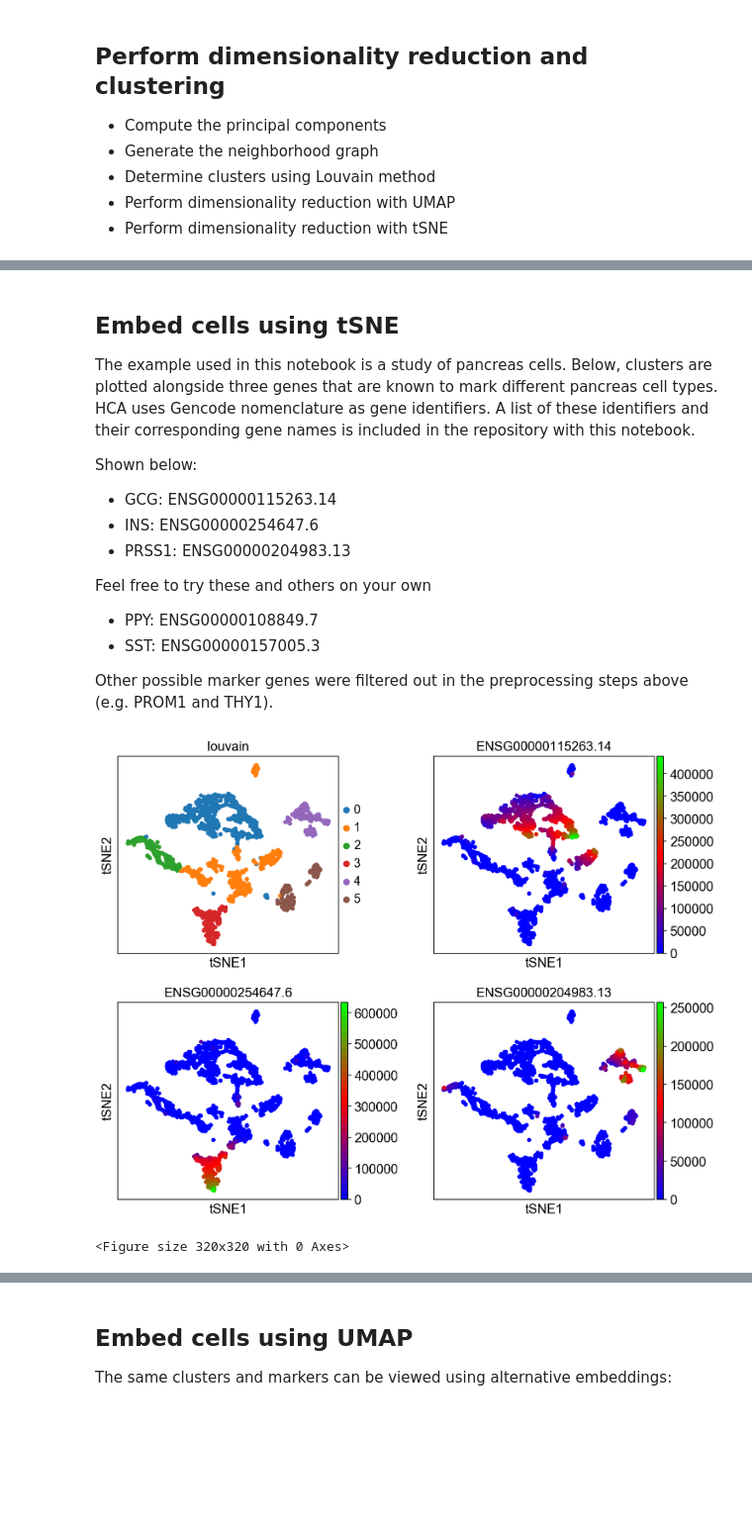
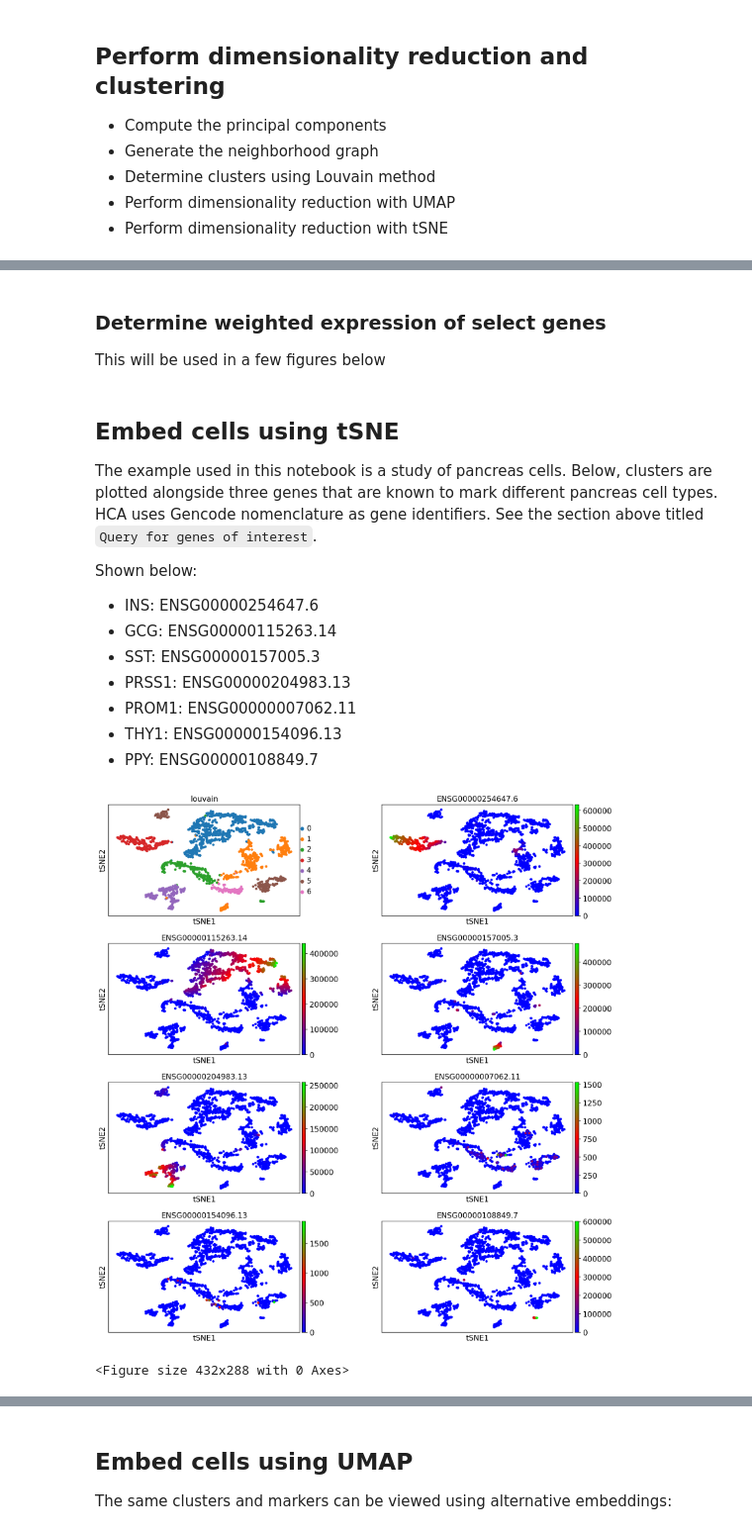
Before and after one commit to GenevieveHaliburton/scratch, a Jupyter notebook: hca_demo_scanpy.ipynb, the cells around one changed output, grey strips where cells are left out. Shown at 99% size. Cells and saved outputs as stored; diff of their text form; code cells hidden in the pictures; blank space fills up the shorter version.

Commit message:
filtering updated

```diff
--- a/hca_demo_scanpy.ipynb
+++ b/hca_demo_scanpy.ipynb
@@ -32,10 +46,16 @@ Here we go through several steps to clean up the data:
 # %%
-sc.pp.filter_genes(adata, min_cells=5)
-sc.pp.filter_cells(adata, min_genes=250)
+sc.pp.filter_genes(adata, min_cells=3)
+sc.pp.filter_cells(adata, min_genes=200)
+
 adata.obs['n_counts'] = np.sum(adata.X, axis=1).A1
+dat = sc.pp.normalize_per_cell(adata, counts_per_cell_after=1e4, copy=True)
 
-dat = sc.pp.normalize_per_cell(adata, counts_per_cell_after=1e4, copy=True)
-dat.var['mean_percent'] = dat.X.mean(axis=0).A1
-top = dat.var.sort_values('mean_percent', ascending=False).index[:500]
-adata = adata[:, top]
+# here we'll make "top", which is the union of the top 500 expressed genes from each cell
+top = []
+for i in range(dat.shape[0]):
+    indices = np.asarray(np.argsort(dat.X[i,:].todense())[0,:]).flatten()[::-1][0:500]
+    top = np.union1d(top, indices)
+
+# update adata to include only the list "top"
+adata = adata[:, top.astype('int')]
 # %% [output]
@@ -75,0 +98,3 @@ computing UMAP
+# %% [markdown]
+### Determine weighted expression of select genes
+This will be used in a few figures below
@@ -77,21 +110,21 @@ computing UMAP
 ## Embed cells using tSNE
 
 The example used in this notebook is a study of pancreas cells. Below, clusters are plotted alongside three genes that are known to mark different pancreas cell types.
-HCA uses Gencode nomenclature as gene identifiers. A list of these identifiers and their corresponding gene names is included in the repository with this notebook.
+HCA uses Gencode nomenclature as gene identifiers. See the section above titled `Query for genes of interest`.
 
 Shown below:
+- INS: ENSG00000254647.6
 - GCG: ENSG00000115263.14
-- INS: ENSG00000254647.6
+- SST: ENSG00000157005.3
 - PRSS1: ENSG00000204983.13
-
-Feel free to try these and others on your own
+- PROM1: ENSG00000007062.11
+- THY1: ENSG00000154096.13
 - PPY: ENSG00000108849.7
-- SST: ENSG00000157005.3
-
-Other possible marker genes were filtered out in the preprocessing steps above (e.g. PROM1 and THY1).
 # %%
-sc.pl.tsne(adata, color=['louvain', 'ENSG00000115263.14', 'ENSG00000254647.6', 'ENSG00000204983.13'], ncols=2, wspace=0.3)
+sc.pl.tsne(adata,
+           color=['louvain', 'ENSG00000254647.6', 'ENSG00000115263.14', 'ENSG00000157005.3', 'ENSG00000204983.13',
+         'ENSG00000007062.11','ENSG00000154096.13', 'ENSG00000108849.7'], ncols=2, wspace=0.3)
 plt.tight_layout();
 # %% [output]
-[figure, old version]
+[figure, new version]
-<Figure size 320x320 with 0 Axes>
+<Figure size 432x288 with 0 Axes>
```
Also changed, not shown: parts of 13 cells of this notebook.
